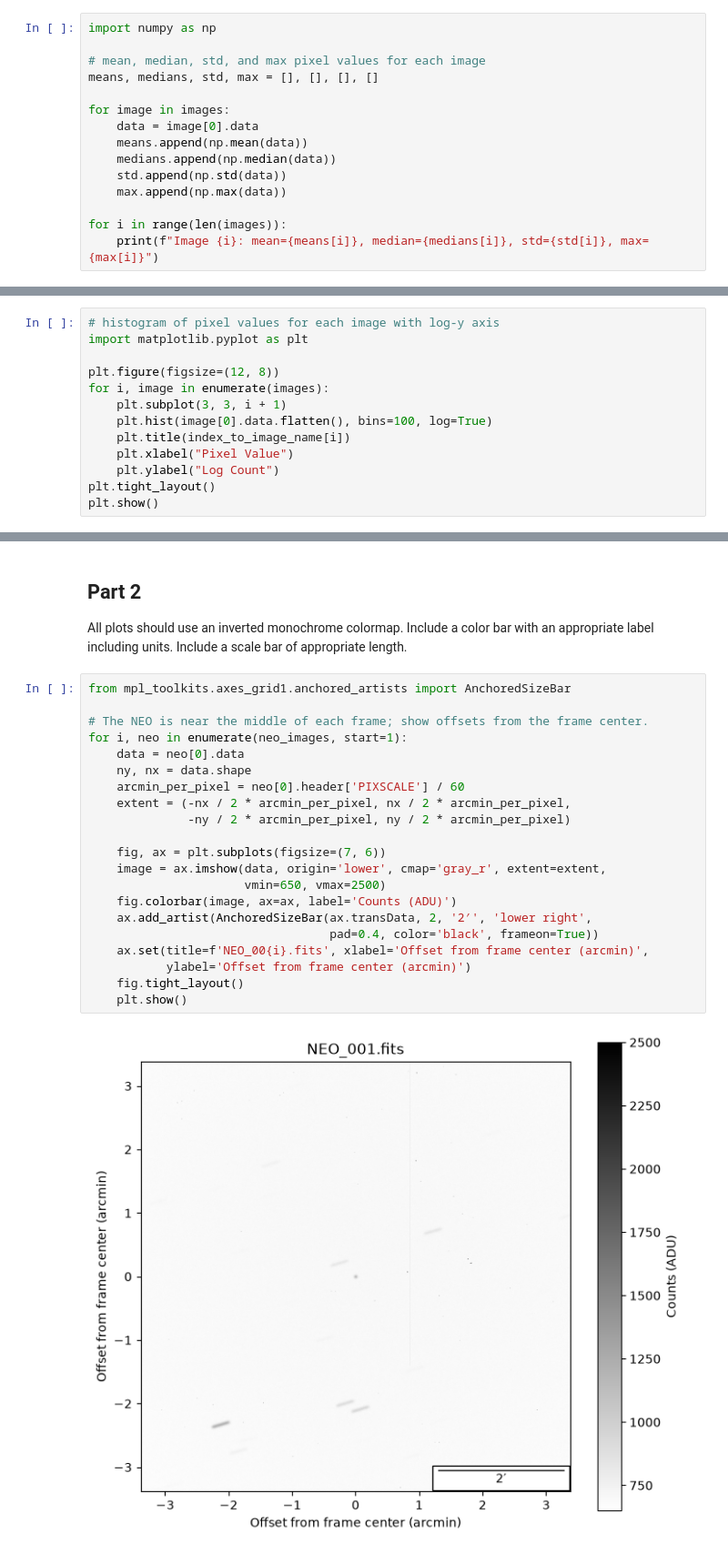
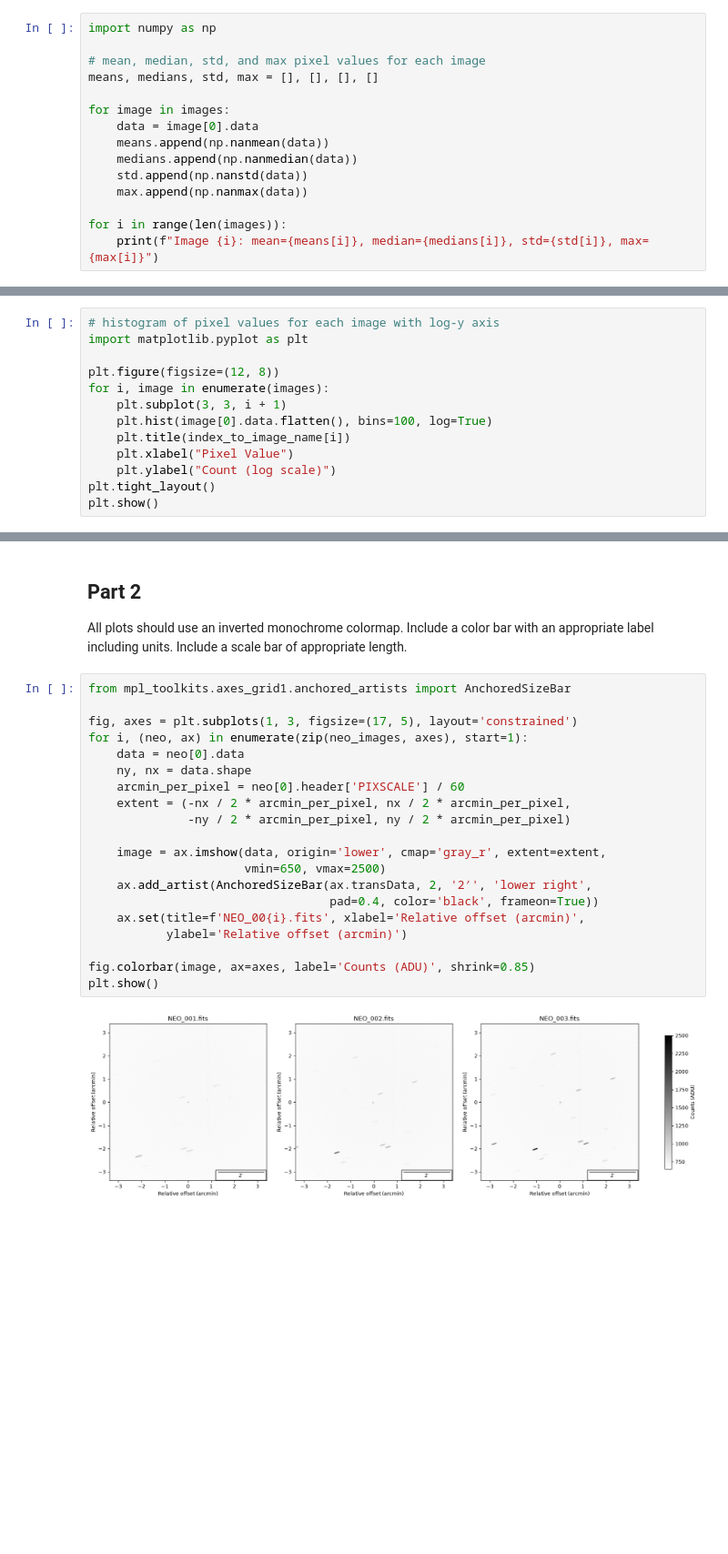
Before and after one commit to rohanhdhillon/12.410-code, a Jupyter notebook: pset2/pset2.ipynb, the cells around one changed output, grey strips where cells are left out. Shown at 91% size. Drawn from its saved outputs; the diff is of its cells as text; blank space fills up the shorter version.

```diff
--- a/pset2/pset2.ipynb
+++ b/pset2/pset2.ipynb
@@ -96,10 +96,10 @@ means, medians, std, max = [], [], [], []
 
 for image in images:
     data = image[0].data
-    means.append(np.mean(data))
-    medians.append(np.median(data))
-    std.append(np.std(data))
-    max.append(np.max(data))
+    means.append(np.nanmean(data))
+    medians.append(np.nanmedian(data))
+    std.append(np.nanstd(data))
+    max.append(np.nanmax(data))
 
 for i in range(len(images)):
     print(f"Image {i}: mean={means[i]}, median={medians[i]}, std={std[i]}, max={max[i]}")
@@ -119,7 +119,7 @@ for i, image in enumerate(images):
     plt.hist(image[0].data.flatten(), bins=100, log=True)
     plt.title(index_to_image_name[i])
     plt.xlabel("Pixel Value")
-    plt.ylabel("Log Count")
+    plt.ylabel("Count (log scale)")
 plt.tight_layout()
 plt.show()
 # %% [output]
@@ -172,23 +186,22 @@ All plots should use an inverted monochrome colormap. Include a color bar with a
 # %%
 from mpl_toolkits.axes_grid1.anchored_artists import AnchoredSizeBar
 
-# The NEO is near the middle of each frame; show offsets from the frame center.
-for i, neo in enumerate(neo_images, start=1):
+fig, axes = plt.subplots(1, 3, figsize=(17, 5), layout='constrained')
+for i, (neo, ax) in enumerate(zip(neo_images, axes), start=1):
     data = neo[0].data
     ny, nx = data.shape
     arcmin_per_pixel = neo[0].header['PIXSCALE'] / 60
     extent = (-nx / 2 * arcmin_per_pixel, nx / 2 * arcmin_per_pixel,
               -ny / 2 * arcmin_per_pixel, ny / 2 * arcmin_per_pixel)
 
-    fig, ax = plt.subplots(figsize=(7, 6))
     image = ax.imshow(data, origin='lower', cmap='gray_r', extent=extent,
                       vmin=650, vmax=2500)
-    fig.colorbar(image, ax=ax, label='Counts (ADU)')
     ax.add_artist(AnchoredSizeBar(ax.transData, 2, '2′', 'lower right',
                                   pad=0.4, color='black', frameon=True))
-    ax.set(title=f'NEO_00{i}.fits', xlabel='Offset from frame center (arcmin)',
-           ylabel='Offset from frame center (arcmin)')
-    fig.tight_layout()
-    plt.show()
+    ax.set(title=f'NEO_00{i}.fits', xlabel='Relative offset (arcmin)',
+           ylabel='Relative offset (arcmin)')
+
+fig.colorbar(image, ax=axes, label='Counts (ADU)', shrink=0.85)
+plt.show()
 # %% [output]
-[figure, old version]
+[figure, new version]
```
Also changed, not shown: parts of 7 cells of this notebook, 3 other files.
